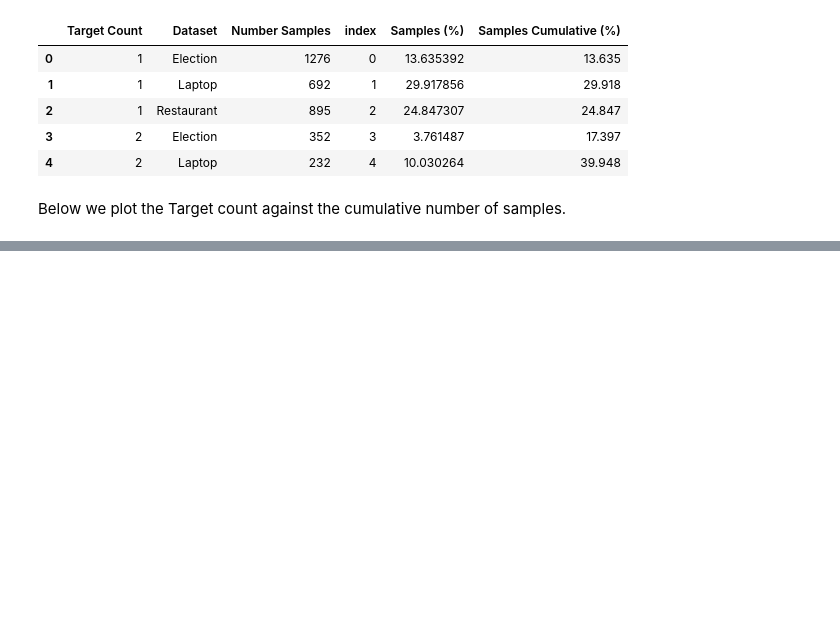
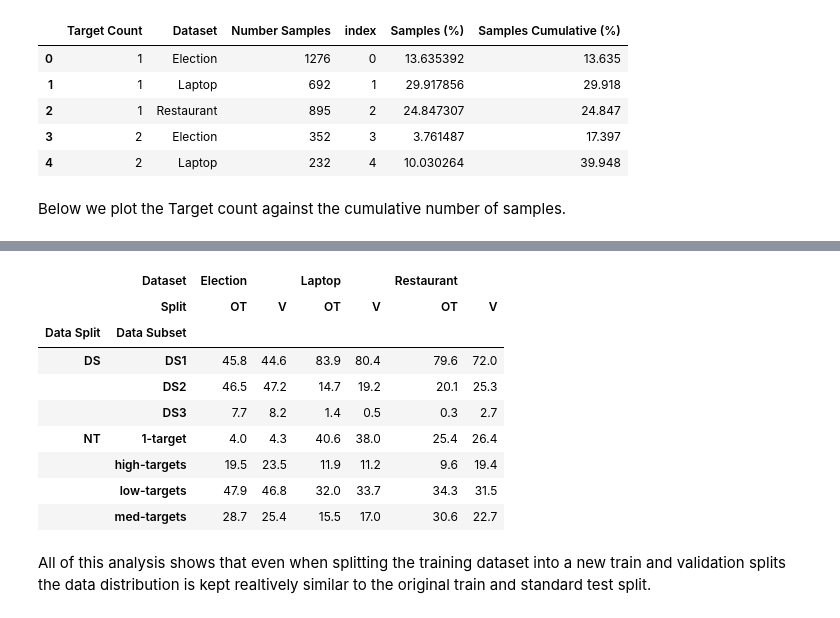
Before and after one commit to apmoore1/target-extraction, a Jupyter notebook: tutorials/TDSA_Error_Analysis.ipynb, the cells around one changed output, grey strips where cells are left out. Cells and saved outputs as stored; diff of their text form; code cells hidden in the pictures; blank space fills up the shorter version.

```diff
--- a/tutorials/TDSA_Error_Analysis.ipynb
+++ b/tutorials/TDSA_Error_Analysis.ipynb
@@ -186,5 +255,11 @@ elec_test = wang_2017_election_twitter_test(elec_dir)
 train_test_datasets = [(laptop_train, laptop_test, 'Laptop'),
                        (rest_train, rest_test, 'Restaurant'),
                        (elec_train, elec_test, 'Election')]
+# Only want the samples in the dataset that would be used for target sentiment
+# prediction therefore remove all of those samples that do not contain a sentiment
+# value
+train_test_datasets = [(train.samples_with_targets(),
+                        test.samples_with_targets(), name)
+                       for train, test, name in train_test_datasets]
 # %% [output]
 [interactive output not drawn]
@@ -451,0 +847,31 @@ As we can see only the election dataset would appear to have almost an equal spl
+# %%
+local_val_dfs = []
+val_name = [(val, name) for train, val, name in train_val_datasets]
+val_ds_df = get_error_data(val_name, ds_error_keys, distinct_sentiment, separate_labels=True)
+val_ds_df['Data Subset'] = val_ds_df['Data Subset'].map(ds_mapper)
+val_ds_df['Data Split'] = 'DS'
+val_ds_df['Split'] = 'V'
+test_ds_df['Split'] = 'OT'
+val_nt_df = get_error_data(val_name, num_targets_error_keys, num_targets_subset)
+val_nt_df['Data Split'] = 'NT'
+val_nt_df['Split'] = 'V'
+test_num_targets_df['Split'] = 'OT'
+local_val_dfs = [val_ds_df, val_nt_df, test_num_targets_df, test_ds_df]
+local_val_df = pd.concat(local_val_dfs, sort=False)
+# %%
+pd.pivot_table(local_val_df, values='Number of Samples (%)',
+               columns=['Data Split', 'Data Subset'],
+               index=['Dataset', 'Split']).T.round(1)
+# %% [output]
+|  | Dataset | Election |  | Laptop |  | Restaurant |  |
+|  | Split | OT | V | OT | V | OT | V |
+| Data Split | Data Subset |  |  |  |  |  |  |
+| DS | DS1 | 45.8 | 44.6 | 83.9 | 80.4 | 79.6 | 72.0 |
+|  | DS2 | 46.5 | 47.2 | 14.7 | 19.2 | 20.1 | 25.3 |
+|  | DS3 | 7.7 | 8.2 | 1.4 | 0.5 | 0.3 | 2.7 |
+| NT | 1-target | 4.0 | 4.3 | 40.6 | 38.0 | 25.4 | 26.4 |
+|  | high-targets | 19.5 | 23.5 | 11.9 | 11.2 | 9.6 | 19.4 |
+|  | low-targets | 47.9 | 46.8 | 32.0 | 33.7 | 34.3 | 31.5 |
+|  | med-targets | 28.7 | 25.4 | 15.5 | 17.0 | 30.6 | 22.7 |
+# %% [markdown]
+All of this analysis shows that even when splitting the training dataset into a new train and validation splits the data distribution is kept realtively similar to the original train and standard test split.
```
Also changed, not shown: parts of 45 cells of this notebook.
